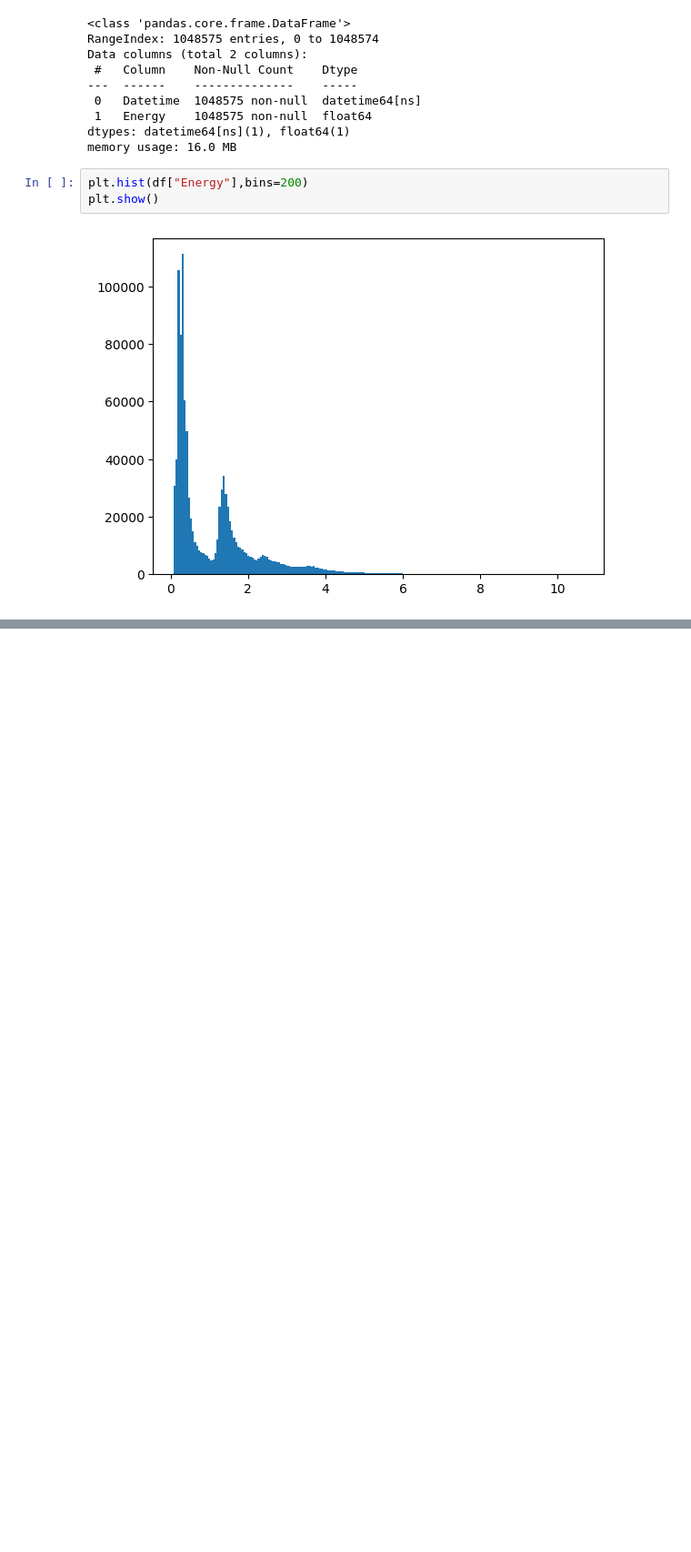
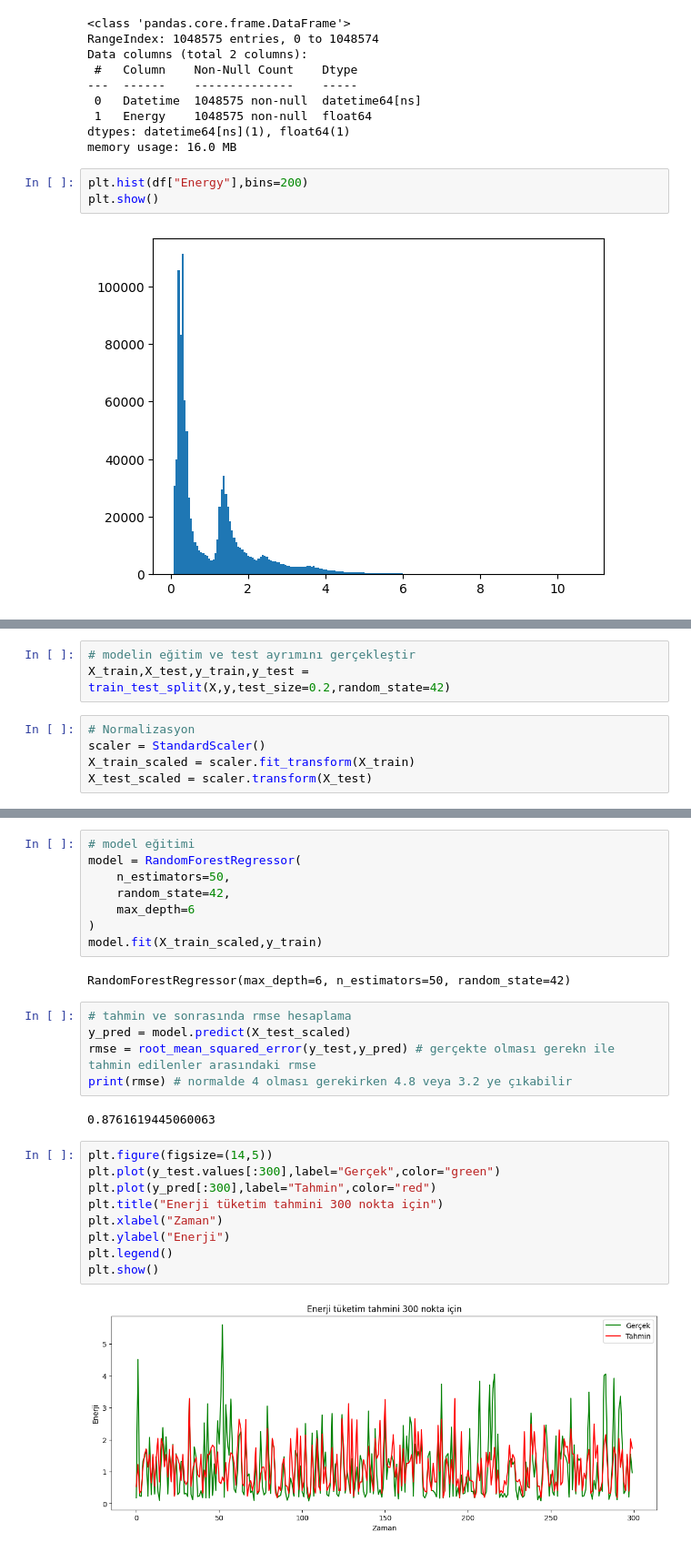
Before and after one commit to ArsenLupen53/GYZU-BTK-codespace, a Jupyter notebook: finansta_yz/finansta_yz.ipynb, the cells around one changed output, grey strips where cells are left out. Shown at 91% size. Drawn from its saved outputs; the diff is of its cells as text; blank space fills up the shorter version.

```diff
--- a/finansta_yz/finansta_yz.ipynb
+++ b/finansta_yz/finansta_yz.ipynb
@@ -149,0 +219,8 @@ plt.show()
+# %%
+# modelin eğitim ve test ayrımını gerçekleştir
+X_train,X_test,y_train,y_test = train_test_split(X,y,test_size=0.2,random_state=42)
+# %%
+# Normalizasyon
+scaler = StandardScaler()
+X_train_scaled = scaler.fit_transform(X_train)
+X_test_scaled = scaler.transform(X_test)
@@ -149,0 +240,28 @@ plt.show()
+# %%
+# model eğitimi
+model = RandomForestRegressor(
+    n_estimators=50,
+    random_state=42,
+    max_depth=6
+)
+model.fit(X_train_scaled,y_train)
+# %% [output]
+RandomForestRegressor(max_depth=6, n_estimators=50, random_state=42)
+# %%
+# tahmin ve sonrasında rmse hesaplama
+y_pred = model.predict(X_test_scaled)
+rmse = root_mean_squared_error(y_test,y_pred) # gerçekte olması gerekn ile tahmin edilenler arasındaki rmse
+print(rmse) # normalde 4 olması gerekirken 4.8 veya 3.2 ye çıkabilir
+# %% [output]
+0.8761619445060063
+# %%
+plt.figure(figsize=(14,5))
+plt.plot(y_test.values[:300],label="Gerçek",color="green")
+plt.plot(y_pred[:300],label="Tahmin",color="red")
+plt.title("Enerji tüketim tahmini 300 nokta için")
+plt.xlabel("Zaman")
+plt.ylabel("Enerji")
+plt.legend()
+plt.show()
+# %% [output]
+[figure, added]
```
Also changed, not shown: parts of 10 cells of this notebook.
